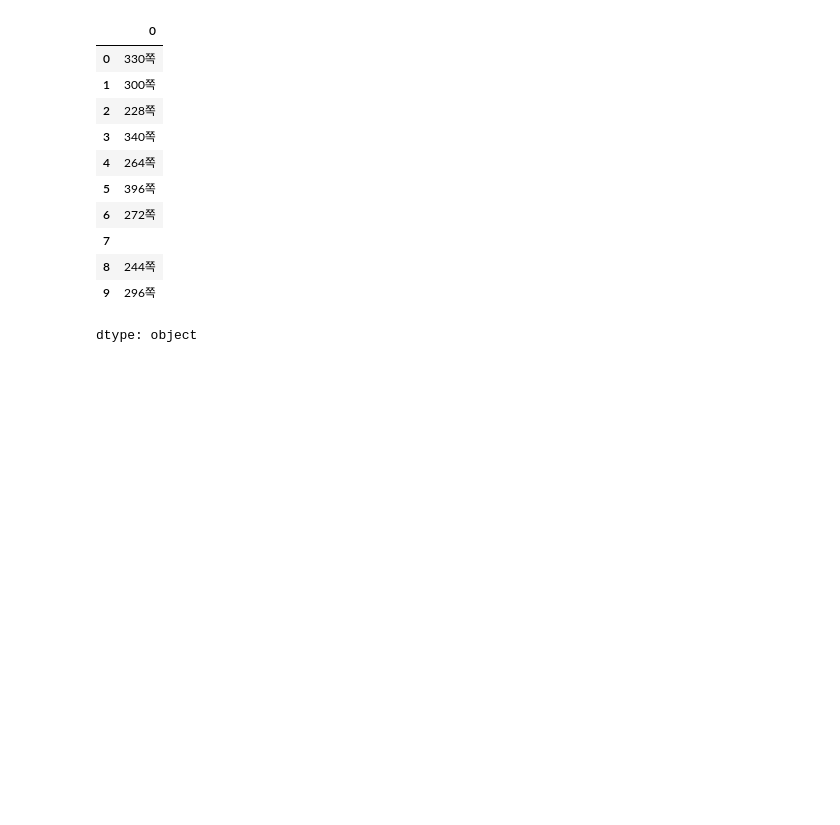
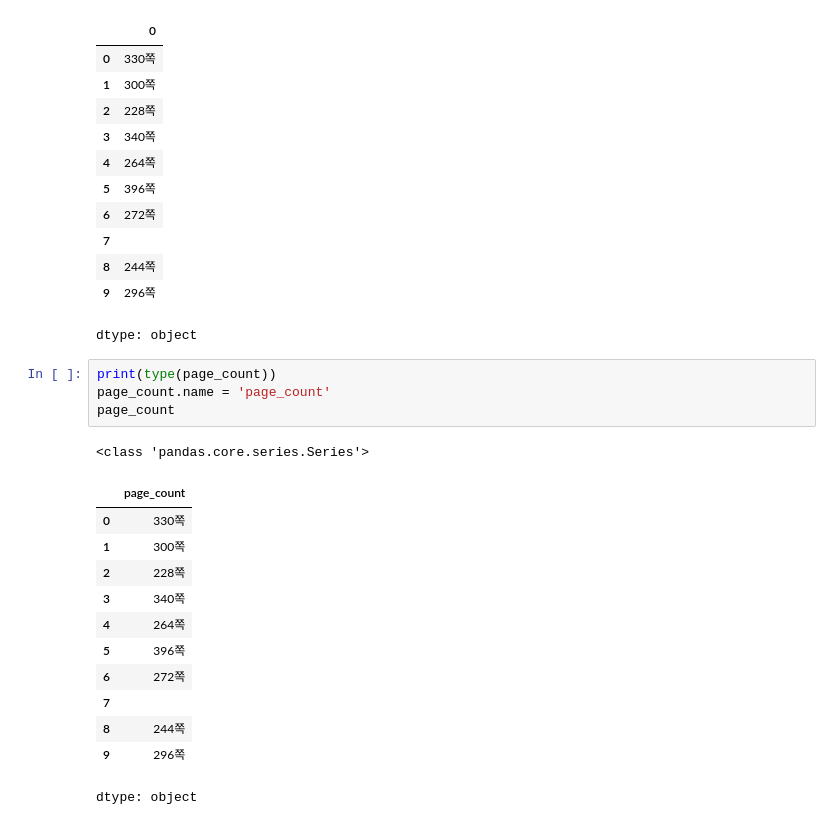
Before and after one commit to hyeonn-06/data_analysis, a Jupyter notebook: ch02_2.ipynb, the cells around one changed output. Cells and saved outputs as stored; diff of their text form; blank space fills up the shorter version.

```diff
--- a/ch02_2.ipynb
+++ b/ch02_2.ipynb
@@ -232,3 +232,21 @@ page_count
 | 8 | 244쪽 |
 | 9 | 296쪽 |
 dtype: object
+# %%
+print(type(page_count))
+page_count.name = 'page_count'
+page_count
+# %% [output]
+<class 'pandas.core.series.Series'>
+|  | page_count |
+| 0 | 330쪽 |
+| 1 | 300쪽 |
+| 2 | 228쪽 |
+| 3 | 340쪽 |
+| 4 | 264쪽 |
+| 5 | 396쪽 |
+| 6 | 272쪽 |
+| 7 |  |
+| 8 | 244쪽 |
+| 9 | 296쪽 |
+dtype: object
```
Also changed, not shown: parts of 2 cells of this notebook.
